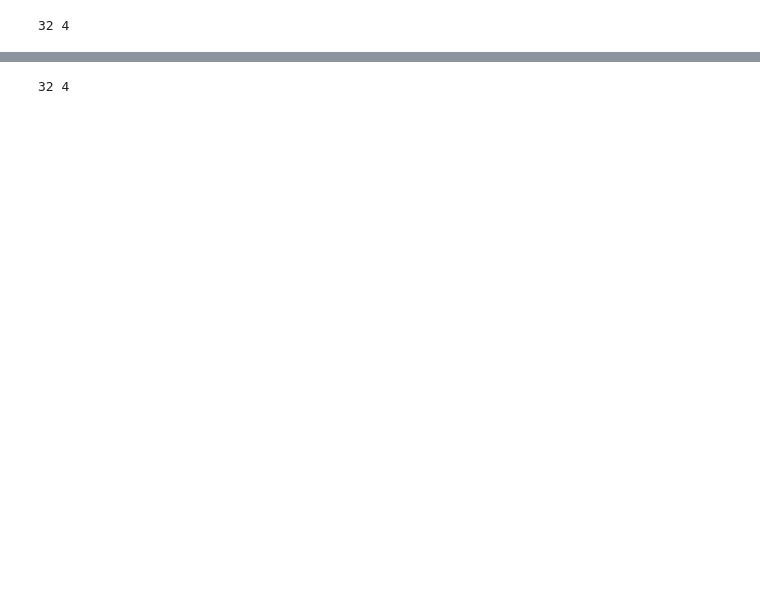
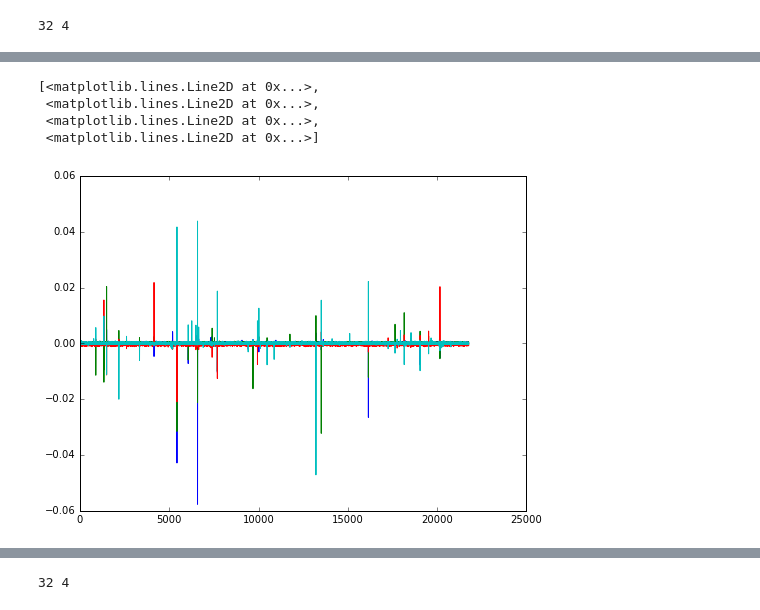
Before and after one commit to lightatron/tfFxTesting, a Jupyter notebook: pred_fx.ipynb, the cells around one changed output, grey strips where cells are left out. Saved outputs shown, nothing was run; the diff lists cells and outputs as text; code cells hidden in the pictures; blank space fills up the shorter version.

```diff
--- a/pred_fx.ipynb
+++ b/pred_fx.ipynb
@@ -263,5 +286,11 @@ Testing iteration: 0001 cost= 6758.752441406
 # %%
-plt.plot(y_is)
+plt.plot(y_os)
+# %% [output]
+[<matplotlib.lines.Line2D at 0x...>,
+ <matplotlib.lines.Line2D at 0x...>,
+ <matplotlib.lines.Line2D at 0x...>,
+ <matplotlib.lines.Line2D at 0x...>]
+[figure, added]
 # %%
 p_is = np.sign(y_is) * y_train_vals
 p_os = np.sign(y_os) * y_test_vals
```
Also changed, not shown: parts of 14 cells of this notebook.
